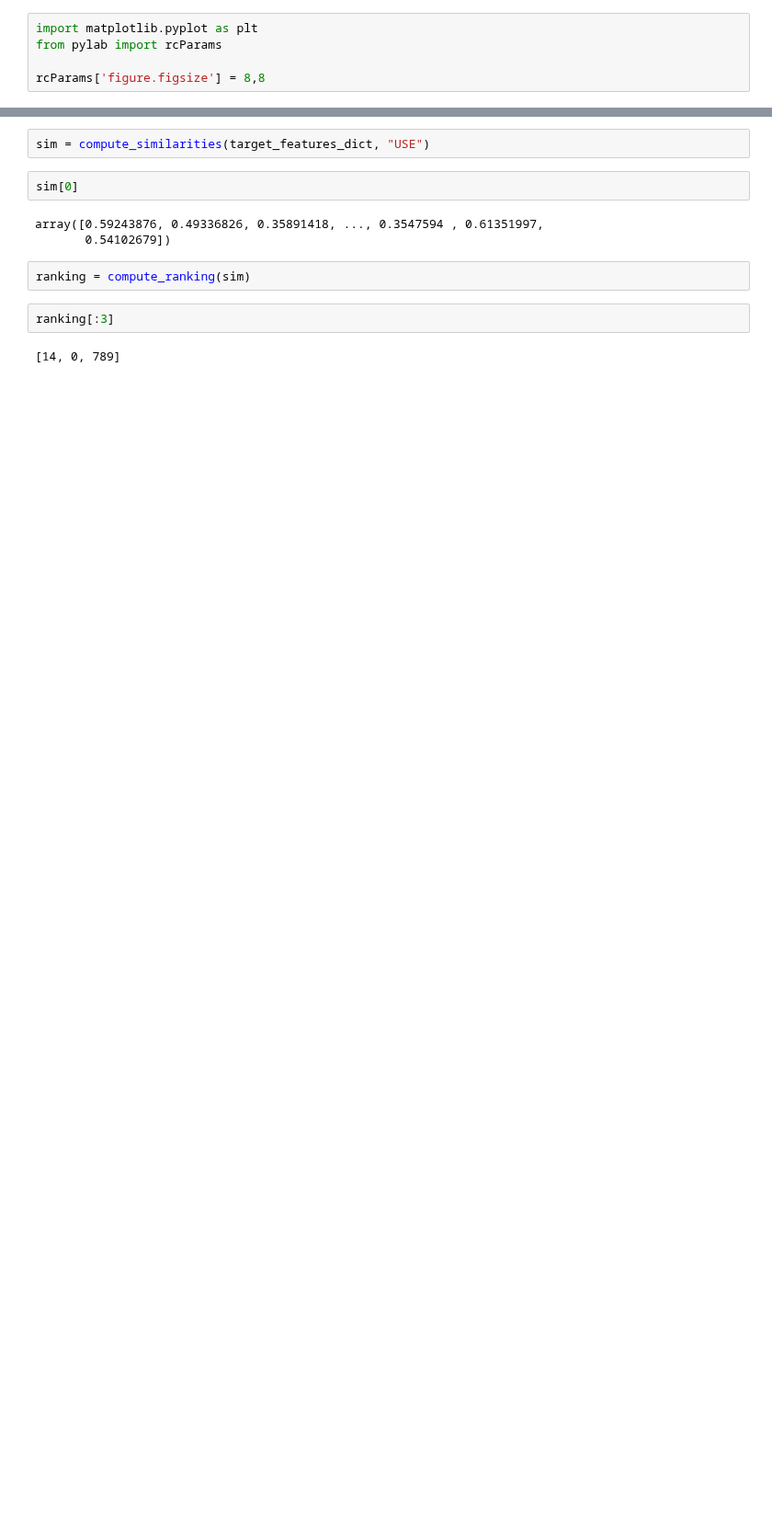
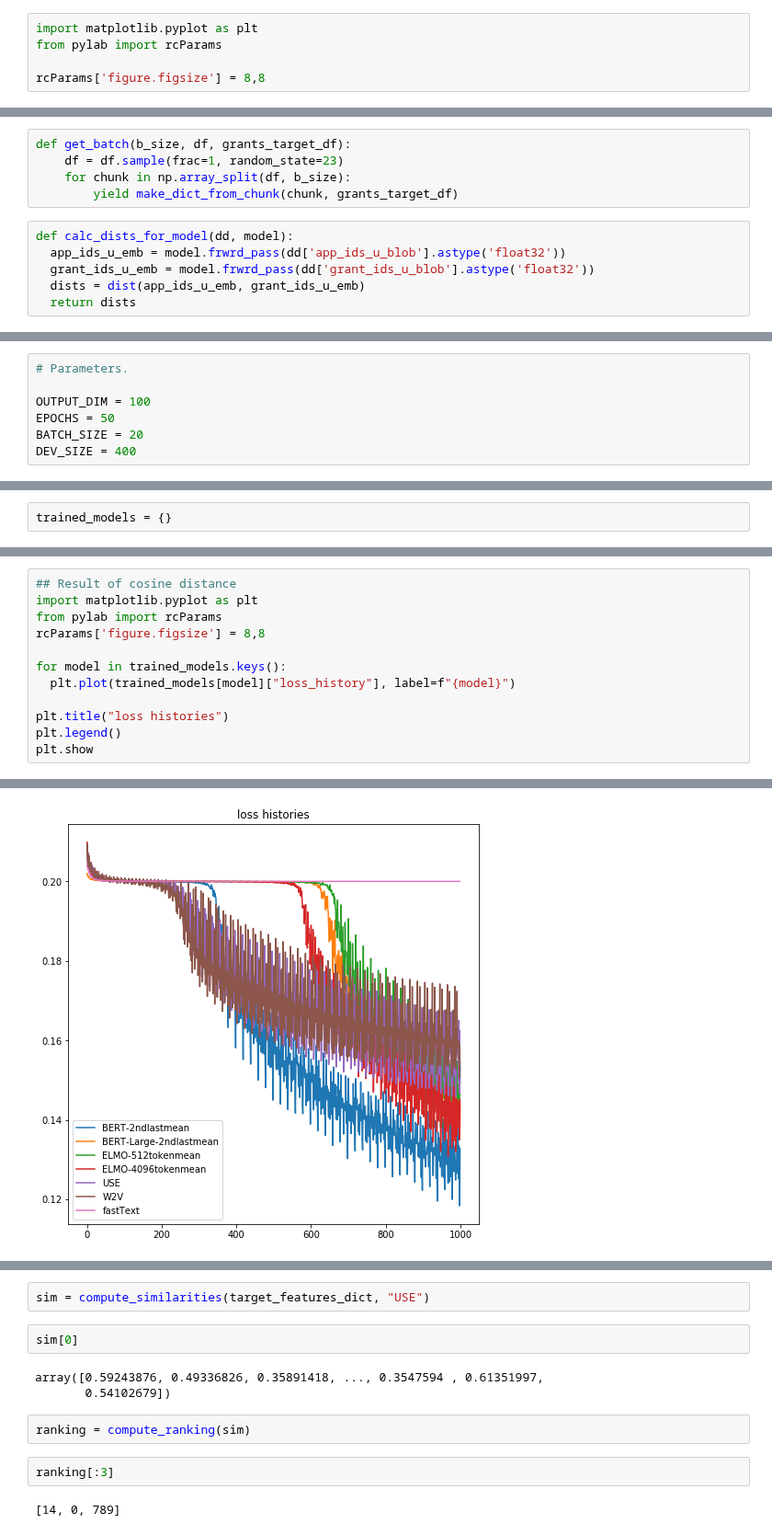
Before and after one commit to yoheikikuta/US-patent-analysis, a Jupyter notebook: colab/Comparison_ELMO_BERT_USE_W2V_features.ipynb, the cells around one changed output, grey strips where cells are left out. Shown at 92% size. Cells and saved outputs as stored; diff of their text form; blank space fills up the shorter version.

```diff
--- a/colab/Comparison_ELMO_BERT_USE_W2V_features.ipynb
+++ b/colab/Comparison_ELMO_BERT_USE_W2V_features.ipynb
@@ -438,0 +687,11 @@ W2V top 200: 0.7037
+# %%
+def get_batch(b_size, df, grants_target_df):
+    df = df.sample(frac=1, random_state=23)
+    for chunk in np.array_split(df, b_size):
+        yield make_dict_from_chunk(chunk, grants_target_df)
+# %%
+def calc_dists_for_model(dd, model):
+  app_ids_u_emb = model.frwrd_pass(dd['app_ids_u_blob'].astype('float32'))
+  grant_ids_u_emb = model.frwrd_pass(dd['grant_ids_u_blob'].astype('float32'))
+  dists = dist(app_ids_u_emb, grant_ids_u_emb)
+  return dists
@@ -438,0 +700,7 @@ W2V top 200: 0.7037
+# %%
+# Parameters.
+
+OUTPUT_DIM = 100
+EPOCHS = 50
+BATCH_SIZE = 20
+DEV_SIZE = 400
@@ -438,0 +709,2 @@ W2V top 200: 0.7037
+# %%
+trained_models = {}
@@ -438,0 +847,13 @@ W2V top 200: 0.7037
+# %%
+## Result of cosine distance
+import matplotlib.pyplot as plt
+from pylab import rcParams
+rcParams['figure.figsize'] = 8,8
+
+for model in trained_models.keys():
+  plt.plot(trained_models[model]["loss_history"], label=f"{model}")
+
+plt.title("loss histories")
+plt.legend()
+plt.show
+# %% [output]
@@ -438,0 +861 @@ W2V top 200: 0.7037
+[figure, added]
```
Also changed, not shown: parts of 66 cells of this notebook.
